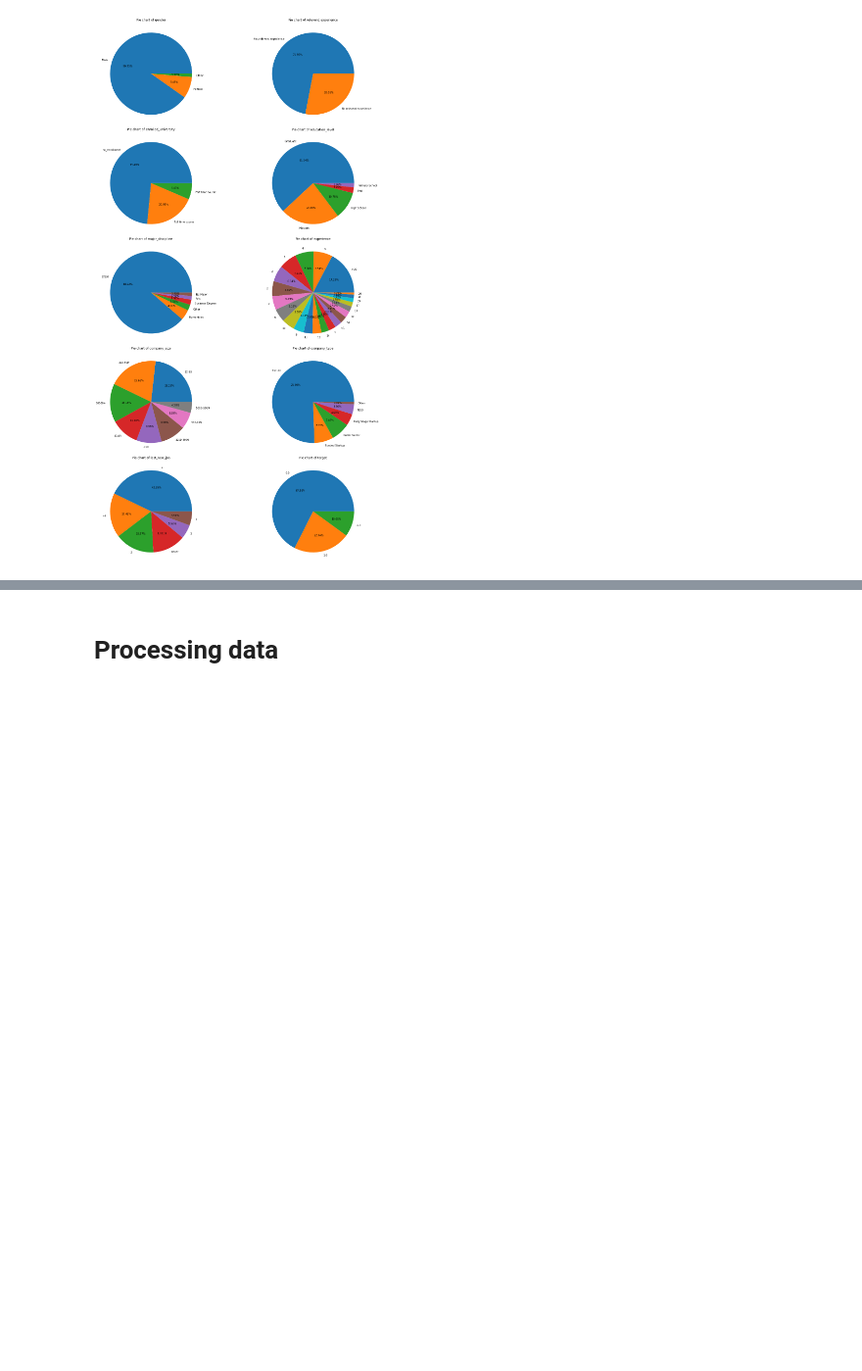
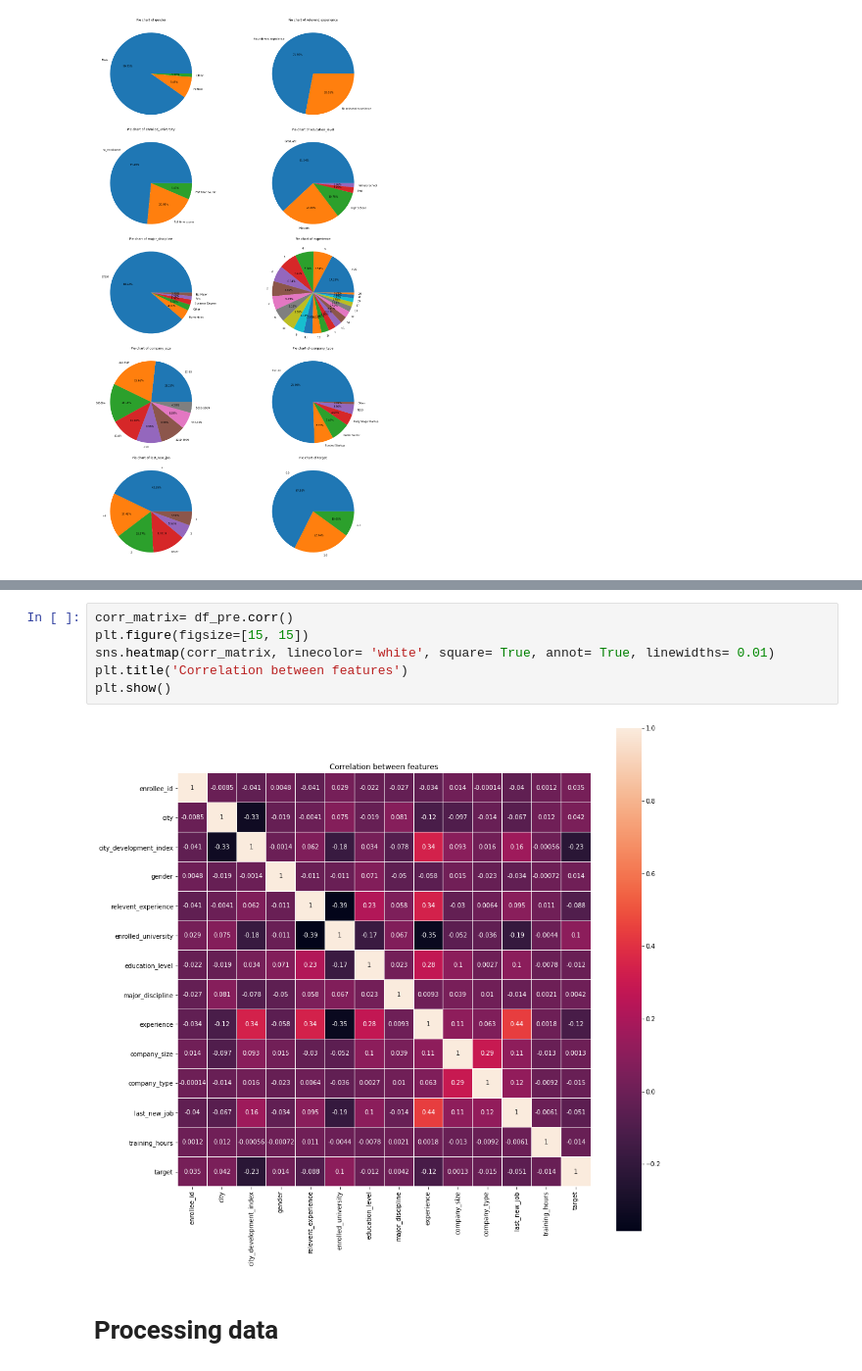
Before and after one commit to MooNight009/ColabProjects, a Jupyter notebook: HR_Analytics_Job_Change_of_Data_Scientists.ipynb, the cells around one changed output, grey strips where cells are left out. Shown at 98% size. Cells and saved outputs as stored; diff of their text form; blank space fills up the shorter version.

```diff
--- a/HR_Analytics_Job_Change_of_Data_Scientists.ipynb
+++ b/HR_Analytics_Job_Change_of_Data_Scientists.ipynb
@@ -137,3 +138,11 @@ missingno.heatmap(df_pre, figsize= (7, 5))
+# %%
+corr_matrix= df_pre.corr()
+plt.figure(figsize=[15, 15])
+sns.heatmap(corr_matrix, linecolor= 'white', square= True, annot= True, linewidths= 0.01)
+plt.title('Correlation between features')
+plt.show()
+# %% [output]
+[figure, added]
 # %% [markdown]
 # Processing data
 # %%
```
Also changed, not shown: parts of 1 cell of this notebook.
